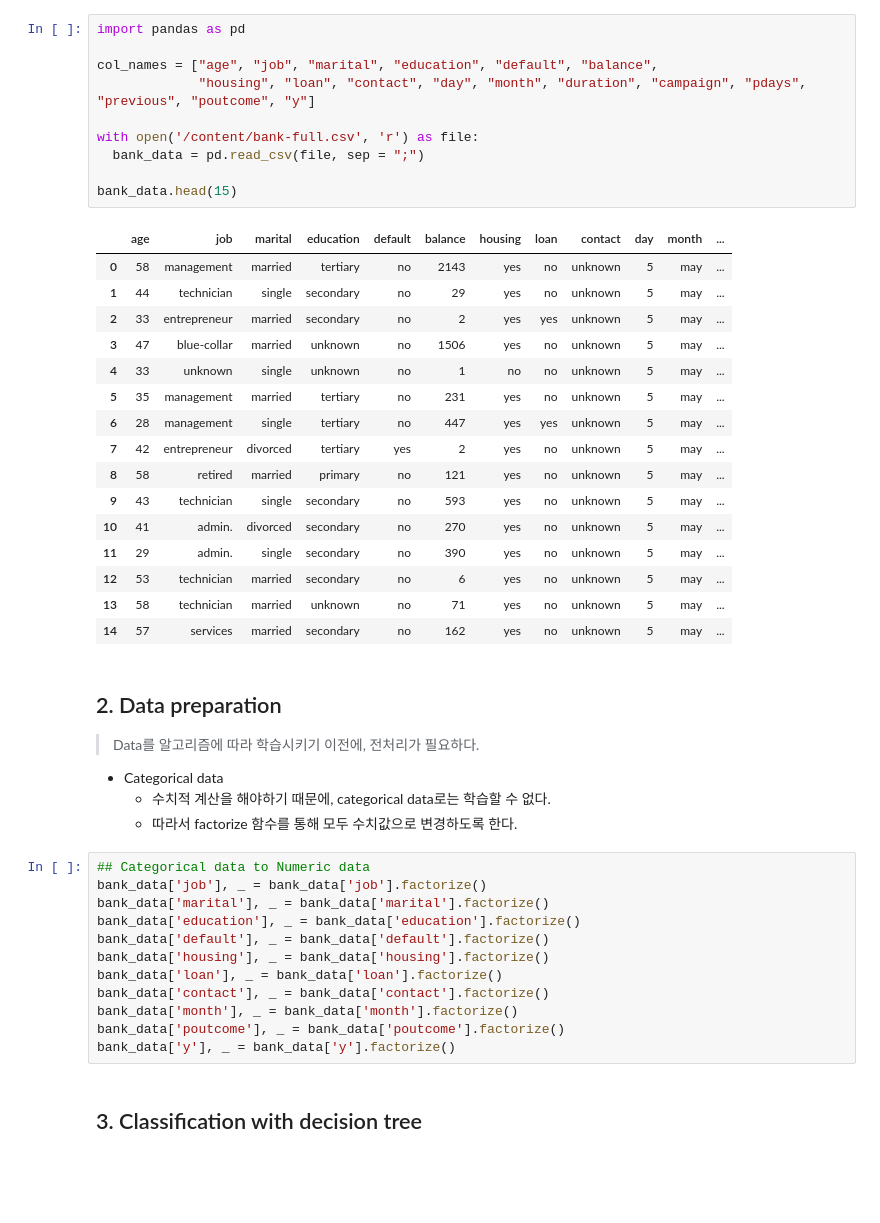
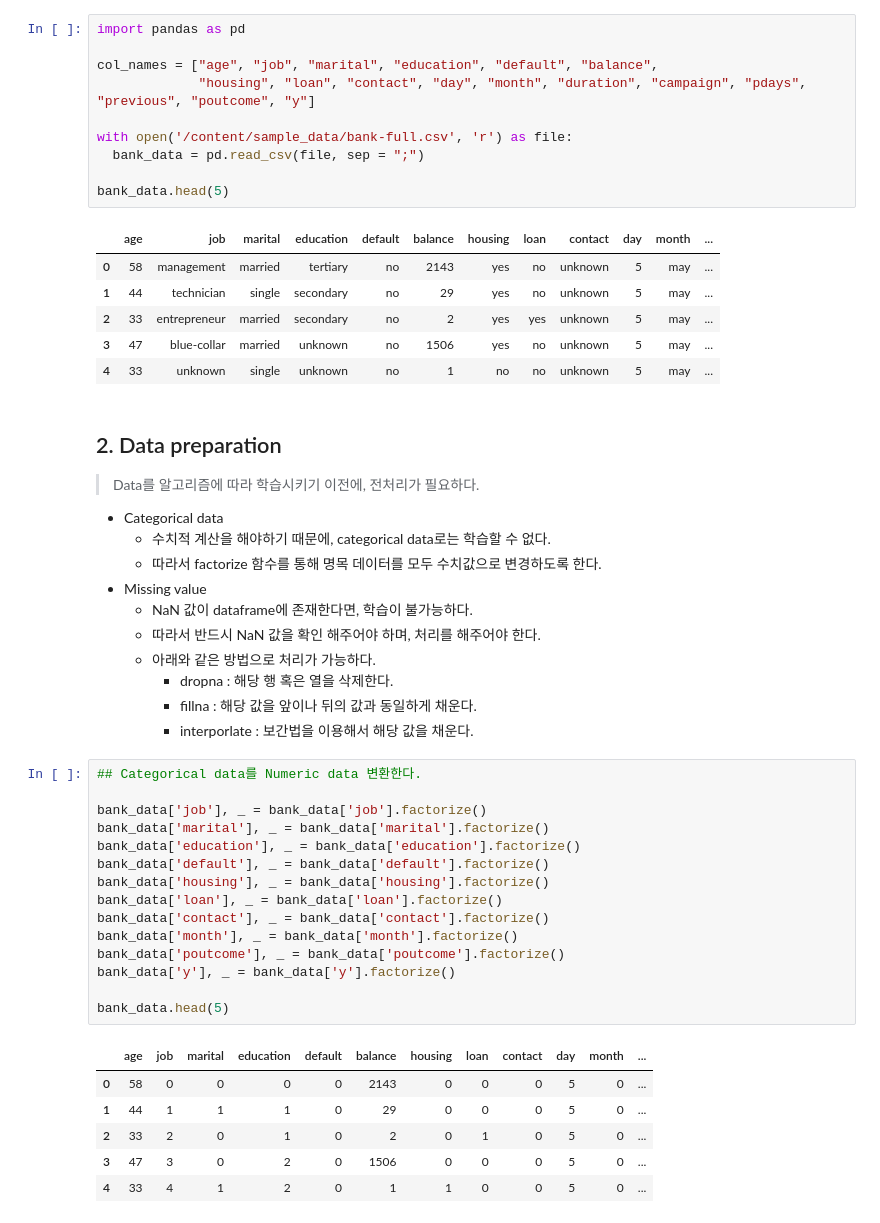
Before and after one commit to Jinseop-Sim/-PNU-AI-Programming, a Jupyter notebook: Machine Learning/ML_Assignment_1.ipynb, the cells around one changed output. Drawn from its saved outputs; the diff is of its cells as text; blank space fills up the shorter version.

```diff
--- a/Machine Learning/ML_Assignment_1.ipynb
+++ b/Machine Learning/ML_Assignment_1.ipynb
@@ -27,39 +28,37 @@
 # %%
 import pandas as pd
 
 col_names = ["age", "job", "marital", "education", "default", "balance",
              "housing", "loan", "contact", "day", "month", "duration", "campaign", "pdays", "previous", "poutcome", "y"]
 
-with open('/content/bank-full.csv', 'r') as file:
+with open('/content/sample_data/bank-full.csv', 'r') as file:
   bank_data = pd.read_csv(file, sep = ";")
 
-bank_data.head(15)
+bank_data.head(5)
 # %% [output]
 |  | age | job | marital | education | default | balance | housing | loan | contact | day | month | ... |
 | 0 | 58 | management | married | tertiary | no | 2143 | yes | no | unknown | 5 | may | ... |
 | 1 | 44 | technician | single | secondary | no | 29 | yes | no | unknown | 5 | may | ... |
 | 2 | 33 | entrepreneur | married | secondary | no | 2 | yes | yes | unknown | 5 | may | ... |
 | 3 | 47 | blue-collar | married | unknown | no | 1506 | yes | no | unknown | 5 | may | ... |
 | 4 | 33 | unknown | single | unknown | no | 1 | no | no | unknown | 5 | may | ... |
-| 5 | 35 | management | married | tertiary | no | 231 | yes | no | unknown | 5 | may | ... |
-| 6 | 28 | management | single | tertiary | no | 447 | yes | yes | unknown | 5 | may | ... |
-| 7 | 42 | entrepreneur | divorced | tertiary | yes | 2 | yes | no | unknown | 5 | may | ... |
-| 8 | 58 | retired | married | primary | no | 121 | yes | no | unknown | 5 | may | ... |
-| 9 | 43 | technician | single | secondary | no | 593 | yes | no | unknown | 5 | may | ... |
-| 10 | 41 | admin. | divorced | secondary | no | 270 | yes | no | unknown | 5 | may | ... |
-| 11 | 29 | admin. | single | secondary | no | 390 | yes | no | unknown | 5 | may | ... |
-| 12 | 53 | technician | married | secondary | no | 6 | yes | no | unknown | 5 | may | ... |
-| 13 | 58 | technician | married | unknown | no | 71 | yes | no | unknown | 5 | may | ... |
-| 14 | 57 | services | married | secondary | no | 162 | yes | no | unknown | 5 | may | ... |
 # %% [markdown]
 ## 2. Data preparation
 > Data를 알고리즘에 따라 학습시키기 이전에, 전처리가 필요하다.
 
 - Categorical data
   - 수치적 계산을 해야하기 때문에, categorical data로는 학습할 수 없다.
-  - 따라서 factorize 함수를 통해 모두 수치값으로 변경하도록 한다.
+  - 따라서 factorize 함수를 통해 명목 데이터를 모두 수치값으로 변경하도록 한다.
+- Missing value
+  - NaN 값이 dataframe에 존재한다면, 학습이 불가능하다.
+  - 따라서 반드시 NaN 값을 확인 해주어야 하며, 처리를 해주어야 한다.
+  - 아래와 같은 방법으로 처리가 가능하다.
+    - dropna : 해당 행 혹은 열을 삭제한다.
+    - fillna : 해당 값을 앞이나 뒤의 값과 동일하게 채운다.
+    - interporlate : 보간법을 이용해서 해당 값을 채운다.
 # %%
-## Categorical data to Numeric data
+## Categorical data를 Numeric data 변환한다.
+
 bank_data['job'], _ = bank_data['job'].factorize()
 bank_data['marital'], _ = bank_data['marital'].factorize()
 bank_data['education'], _ = bank_data['education'].factorize()
@@ -70,5 +69,12 @@ bank_data['contact'], _ = bank_data['contact'].factorize()
 bank_data['month'], _ = bank_data['month'].factorize()
 bank_data['poutcome'], _ = bank_data['poutcome'].factorize()
 bank_data['y'], _ = bank_data['y'].factorize()
+
+bank_data.head(5)
+# %% [output]
+|  | age | job | marital | education | default | balance | housing | loan | contact | day | month | ... |
+| 0 | 58 | 0 | 0 | 0 | 0 | 2143 | 0 | 0 | 0 | 5 | 0 | ... |
+| 1 | 44 | 1 | 1 | 1 | 0 | 29 | 0 | 0 | 0 | 5 | 0 | ... |
+| 2 | 33 | 2 | 0 | 1 | 0 | 2 | 0 | 1 | 0 | 5 | 0 | ... |
+| 3 | 47 | 3 | 0 | 2 | 0 | 1506 | 0 | 0 | 0 | 5 | 0 | ... |
+| 4 | 33 | 4 | 1 | 2 | 0 | 1 | 1 | 0 | 0 | 5 | 0 | ... |
-# %% [markdown]
-## 3. Classification with decision tree
```
Also changed, not shown: parts of 9 cells of this notebook.
